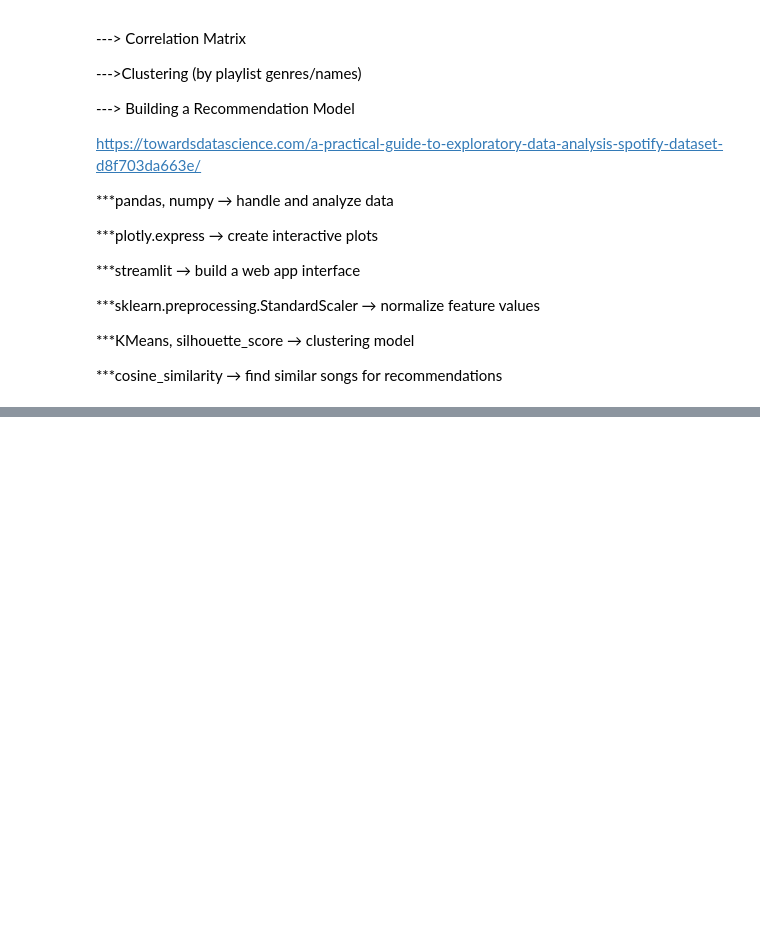
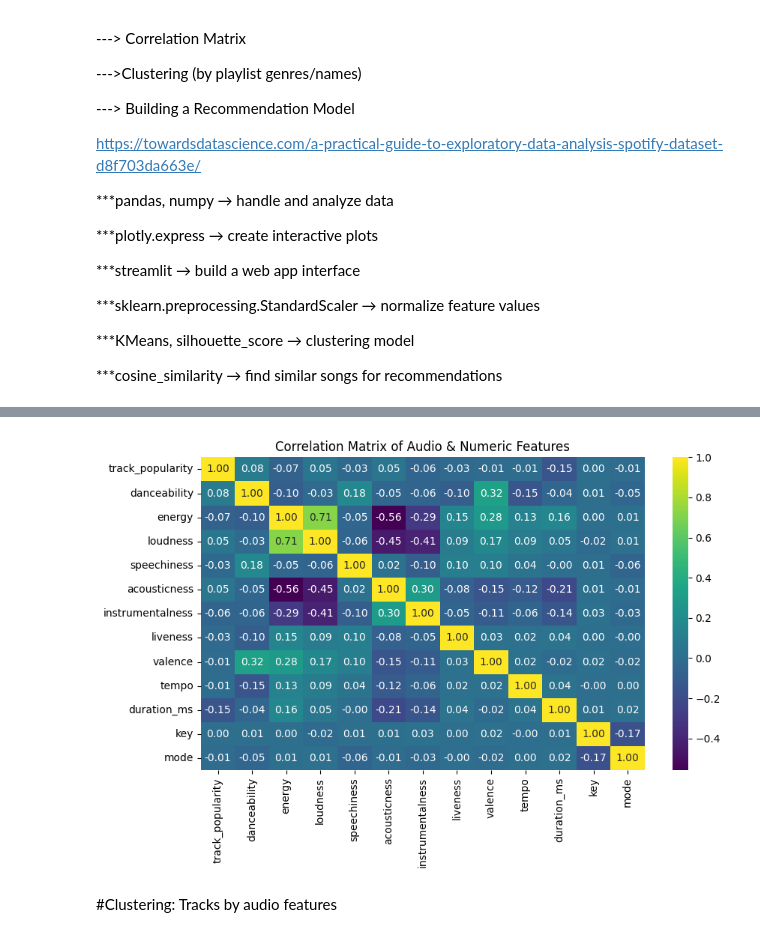
Before and after one commit to Madhu2s6361/Project-2_Spotify-AI-Intern-, a Jupyter notebook: Project_2_Spotify_.ipynb, the cells around one changed output, grey strips where cells are left out. Saved outputs shown, nothing was run; the diff lists cells and outputs as text; code cells hidden in the pictures; blank space fills up the shorter version.

```diff
--- a/Project_2_Spotify_.ipynb
+++ b/Project_2_Spotify_.ipynb
@@ -38,0 +150,17 @@ https://towardsdatascience.com/a-practical-guide-to-exploratory-data-analysis-sp
+# %%
+# Inspect missing values in numeric/audio columns
+numeric_cols = [
+    'track_popularity', 'danceability', 'energy', 'loudness', 'speechiness',
+    'acousticness', 'instrumentalness', 'liveness', 'valence', 'tempo',
+    'duration_ms', 'key', 'mode'
+]
+# %%
+# Some datasets store loudness as object; convert numeric where possible
+for c in numeric_cols:
+    if c in data.columns and data[c].dtype == object:
+        data[c] = pd.to_numeric(data[c], errors='coerce')
+# %%
+# Fill numeric NaNs with column median (robust)
+for c in numeric_cols:
+    if c in data.columns:
+        data[c] = data[c].fillna(data[c].median())
@@ -38,0 +195,5 @@ https://towardsdatascience.com/a-practical-guide-to-exploratory-data-analysis-sp
+# %%
+feat = [c for c in numeric_cols if c in data.columns]
+X_feat = data[feat].copy()
+
+corr = X_feat.corr()
@@ -38,0 +218,11 @@ https://towardsdatascience.com/a-practical-guide-to-exploratory-data-analysis-sp
+# %%
+# Plot correlation heatmap with seaborn
+plt.figure(figsize=(9,6))
+sns.heatmap(corr, annot=True, cmap='viridis', fmt=".2f") # Added annot=True and fmt=".2f"
+plt.title("Correlation Matrix of Audio & Numeric Features")
+plt.tight_layout()
+plt.show()
+# %% [output]
+[figure, added]
+# %% [markdown]
+#Clustering: Tracks by audio features
```
Also changed, not shown: parts of 28 cells of this notebook.
